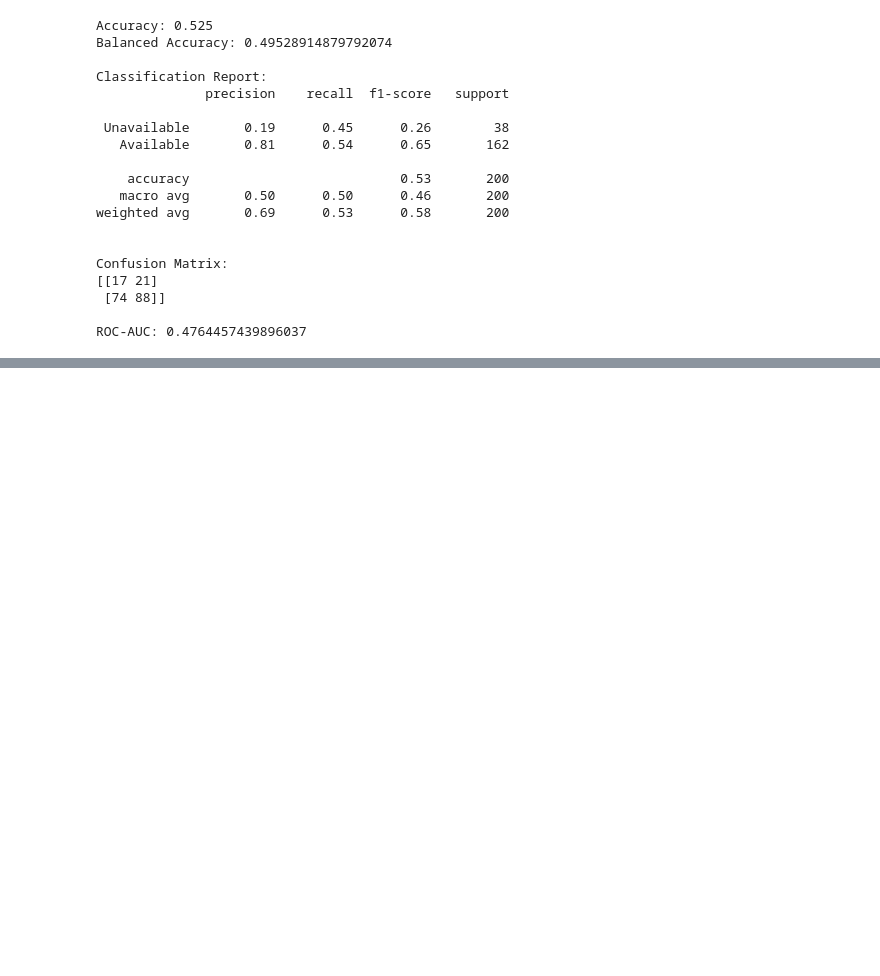
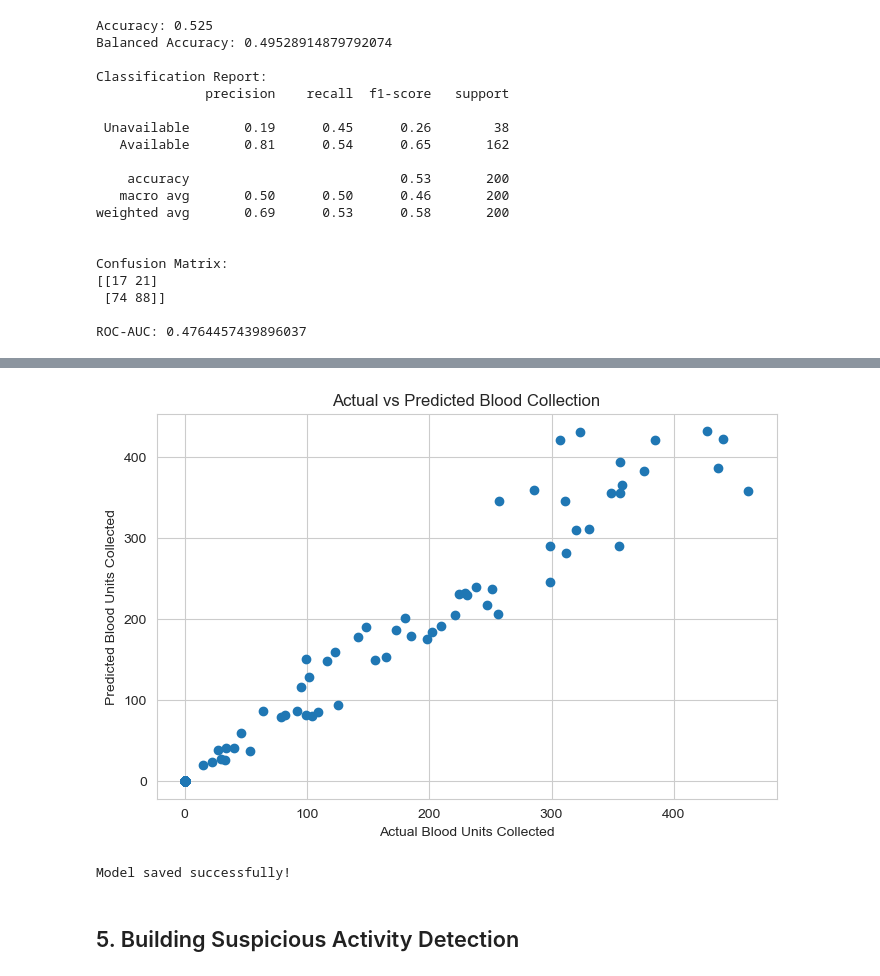
Before and after one commit to chiomaogbonna71-design/TechyJaunt, a Jupyter notebook: Group 8 Capstone.ipynb, the cells around one changed output, grey strips where cells are left out. Saved outputs shown, nothing was run; the diff lists cells and outputs as text; code cells hidden in the pictures; blank space fills up the shorter version.

```diff
--- a/Group 8 Capstone.ipynb
+++ b/Group 8 Capstone.ipynb
@@ -973,0 +1182,8 @@ The Random Forest performed better, achieving 77% accuracy, while Logistic Regre
+# %%
+# 2. Training the model
+X_train, X_test, y_train, y_test = train_test_split(
+    X,
+    y,
+    test_size=0.2,
+    random_state=42
+)
@@ -973,0 +1200,5 @@ The Random Forest performed better, achieving 77% accuracy, while Logistic Regre
+# %%
+# 3. Making predictions
+
+y_pred = model.predict(X_test)
+y_pred[:10]
@@ -973,0 +1300,25 @@ The Random Forest performed better, achieving 77% accuracy, while Logistic Regre
+# %%
+#Visualization
+
+plt.figure(figsize=(8, 5))
+
+plt.scatter(y_test, y_pred)
+
+plt.xlabel("Actual Blood Units Collected")
+plt.ylabel("Predicted Blood Units Collected")
+plt.title("Actual vs Predicted Blood Collection")
+
+plt.show()
+# %% [output]
+[figure, added]
+# %%
+# Saving the model
+
+import joblib
+joblib.dump(model, "blood_collection_model.pkl")
+
+print("Model saved successfully!")
+# %% [output]
+Model saved successfully!
+# %% [markdown]
+## 5. Building Suspicious Activity Detection
```
Also changed, not shown: parts of 47 cells of this notebook.
